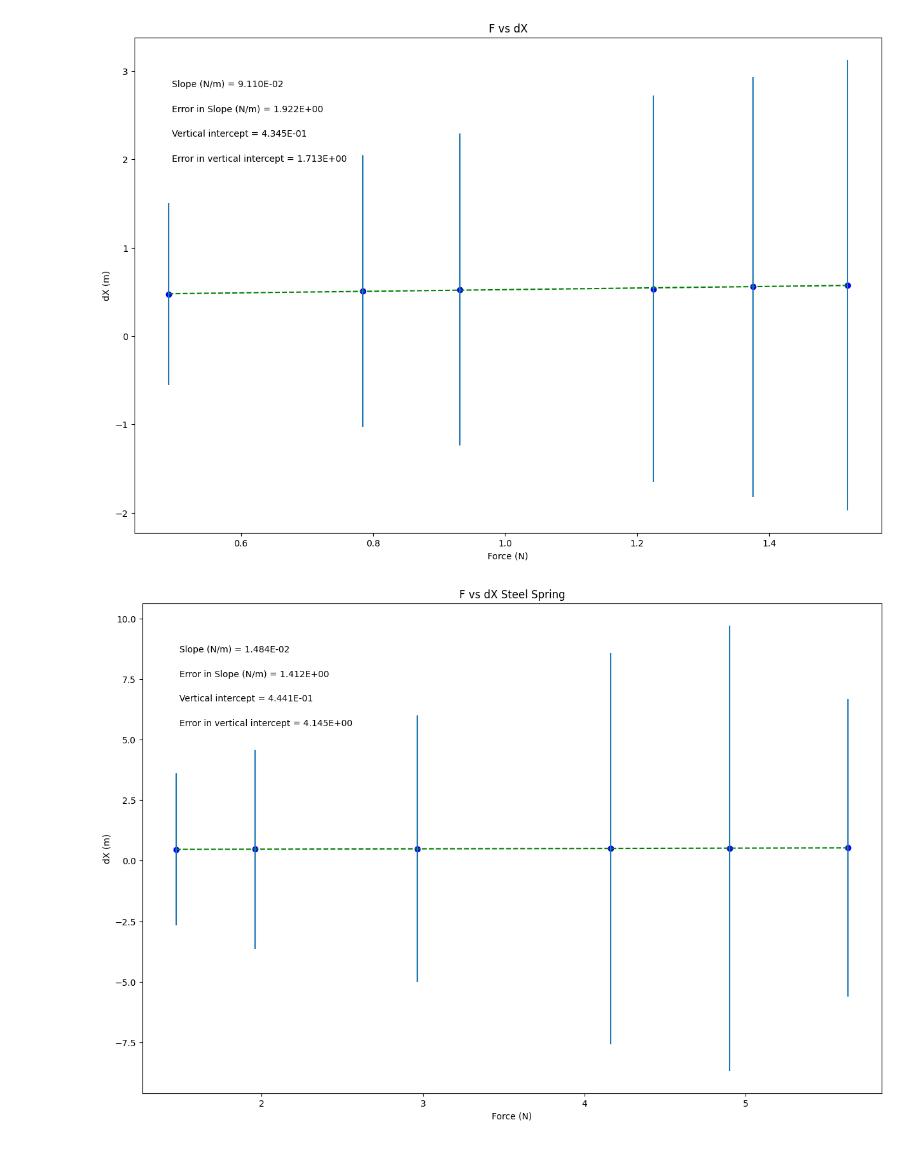
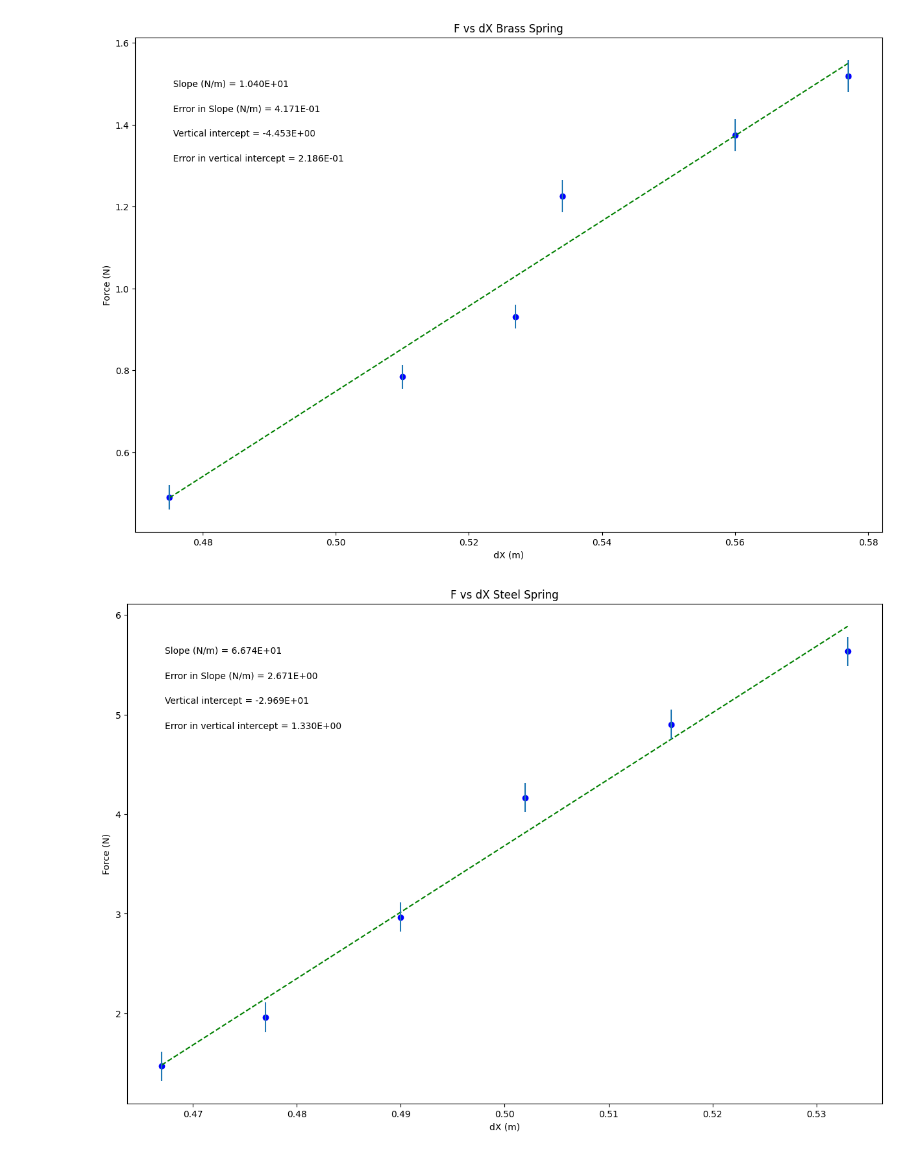
Before and after one commit to OscarBoegli/Phsx216N, a Jupyter notebook: hookes_law.ipynb, the cells around one changed output. Cells and saved outputs as stored; diff of their text form; code cells hidden in the pictures.

```diff
--- a/hookes_law.ipynb
+++ b/hookes_law.ipynb
@@ -23,23 +23,23 @@ F = np.array([0.490, 0.784, 0.931, 1.225, 1.375, 1.519])
 
 dx = np.array([0.475, 0.510, 0.527, 0.534, 0.560, 0.577])
 
-deltax = np.array([1.0315, 1.5372, 1.7666, 2.1875, 2.3778, 2.5486])
+deltaF = np.array([0.0294, 0.0294, 0.0294, 0.0392, 0.0392, 0.0392])
 
 
 
 #Re-assign variables as x, y, dy so that the remaining plotting code may remain generic
 #UPDATE VARIABLE NAMES (ON RHS OF EACH EQUAL SIGN) TO MATCH VARIABLE NAMES FOR DATA ABOVE
 
-x = F             #this should be the array you want to plot on the x axis
-y = dx           #this should be the array you want to plot on the y axis
-dy = deltax        #this should be your error in y array
+x = dx             #this should be the array you want to plot on the x axis
+y = F           #this should be the array you want to plot on the y axis
+dy = deltaF        #this should be your error in y array
 
 
 #UPDATE EACH OF THESE 4 STRINGS FOR YOUR PLOT LABELS AS YOU WANT THEM TO APPEAR
 
 plot_title= 'F vs dX Brass Spring'
-x_label= 'Force (N)'
-y_label= 'dX (m)'
+x_label= 'dX (m)'
+y_label= 'Force (N)'
 slope_units= 'N/m'
 
 #UPDATE ANNOTATION PLACEMENT SO IT'S OUT OF WAY OF PLOTTED DATA AND BEST FIT LINE
@@ -119,7 +119,7 @@ plt.annotate('Error in vertical intercept = {value:.{digits}E}'.format(value=db,
 
 plt.show()
 # %% [output]
-[figure, old version]
+[figure, new version]
 # %%
 #PHSX 216 & 218 plotting code
 #Brianna Beller
@@ -143,23 +143,23 @@ F = np.array([1.47, 1.96, 2.965, 4.165, 4.900, 5.635])
 
 dx = np.array([0.467, 0.477, 0.490, 0.502, 0.516, 0.533])
 
-deltax = np.array([3.1477, 4.1090, 5.5000, 8.0717, 9.1932, 6.1423])
+deltaF = np.array([0.1470, 0.147, 0.147, 0.147, 0.147, 0.147])
 
 
 
 #Re-assign variables as x, y, dy so that the remaining plotting code may remain generic
 #UPDATE VARIABLE NAMES (ON RHS OF EACH EQUAL SIGN) TO MATCH VARIABLE NAMES FOR DATA ABOVE
 
-x = F             #this should be the array you want to plot on the x axis
-y = dx           #this should be the array you want to plot on the y axis
-dy = deltax        #this should be your error in y array
+x = dx             #this should be the array you want to plot on the x axis
+y = F           #this should be the array you want to plot on the y axis
+dy = deltaF        #this should be your error in y array
 
 
 #UPDATE EACH OF THESE 4 STRINGS FOR YOUR PLOT LABELS AS YOU WANT THEM TO APPEAR
 
 plot_title= 'F vs dX Steel Spring'
-x_label= 'Force (N)'
-y_label= 'dX (m)'
+x_label= 'dX (m)'
+y_label= 'Force (N)'
 slope_units= 'N/m'
 
 #UPDATE ANNOTATION PLACEMENT SO IT'S OUT OF WAY OF PLOTTED DATA AND BEST FIT LINE
@@ -212,31 +212,31 @@ elif annotation_placement==3 or annotation_placement==4:
 #Don't need to change anything in this section!
 
 #Plot data on graph. Plot error bars and place values for slope,
 #error in slope, and vertical intercept (plus error) on the plot using "annotate"
 
 plt.figure(figsize=(15,10))
 
 plt.plot(x, fit, color='green', linestyle='--')
 plt.scatter(x, y, color='blue', marker='o')
 
 plt.xlabel(x_label)
 plt.ylabel(y_label)
 plt.title(plot_title)
 
 plt.errorbar(x, y, yerr=dy, xerr=None, fmt="none") #don't need to plot x error bars
 
 plt.annotate('Slope ({}) = {value:.{digits}E}'.format(slope_units,value=m, digits=3),
              (xpos, ypos[0]), xycoords='axes fraction')
 
 plt.annotate('Error in Slope ({}) = {value:.{digits}E}'.format(slope_units,value=dm, digits=3),
              (xpos, ypos[1]), xycoords='axes fraction')
 
 plt.annotate('Vertical intercept = {value:.{digits}E}'.format(value=b, digits=3),
              (xpos, ypos[2]), xycoords='axes fraction')
 
 plt.annotate('Error in vertical intercept = {value:.{digits}E}'.format(value=db, digits=3),
              (xpos, ypos[3]), xycoords='axes fraction')
 
 plt.show()
 # %% [output]
-[figure, old version]
+[figure, new version]
```
